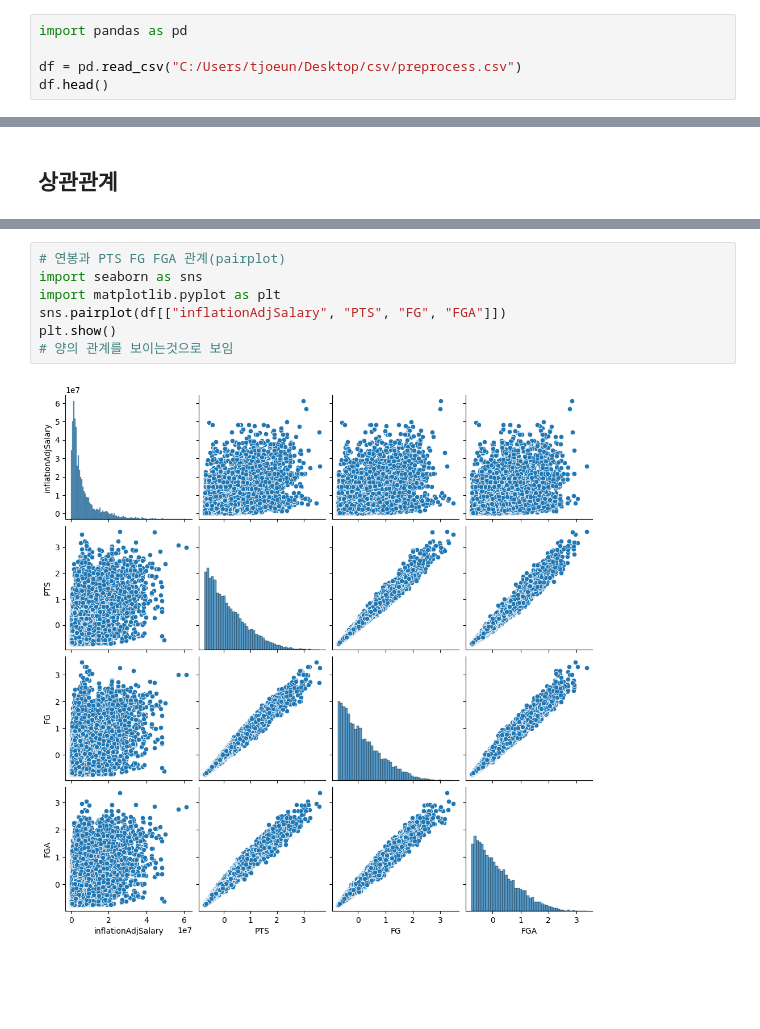
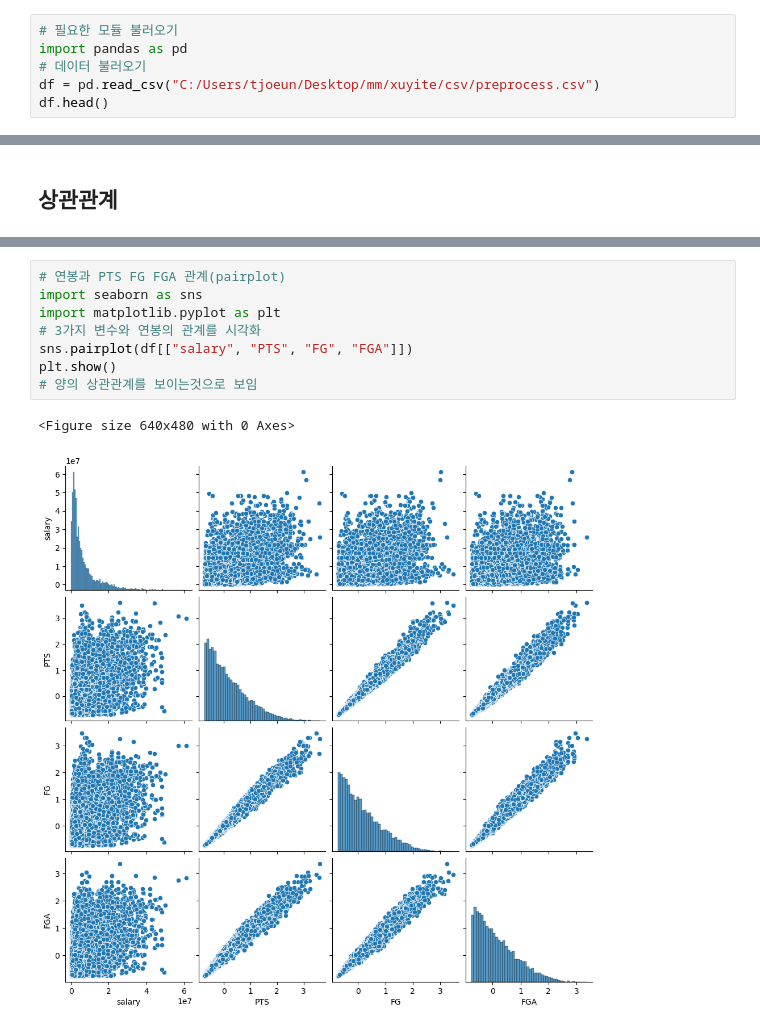
Before and after one commit to sangchun1/nba_salary, a Jupyter notebook: correlation_analysis.ipynb, the cells around one changed output, grey strips where cells are left out. Drawn from its saved outputs; the diff is of its cells as text; blank space fills up the shorter version.

```diff
--- a/correlation_analysis.ipynb
+++ b/correlation_analysis.ipynb
@@ -1,8 +1,9 @@
 # %% [markdown]
 # 데이터 불러오기
 # %%
+# 필요한 모듈 불러오기
 import pandas as pd
-
-df = pd.read_csv("C:/Users/tjoeun/Desktop/csv/preprocess.csv")
+# 데이터 불러오기
+df = pd.read_csv("C:/Users/tjoeun/Desktop/mm/xuyite/csv/preprocess.csv")
 df.head()
 # %% [output]
@@ -48,12 +50,14 @@ Name: inflationAdjSalary, dtype: float64
 # %%
 # 연봉과 PTS FG FGA 관계(pairplot)
 import seaborn as sns
 import matplotlib.pyplot as plt
-sns.pairplot(df[["inflationAdjSalary", "PTS", "FG", "FGA"]])
+# 3가지 변수와 연봉의 관계를 시각화
+sns.pairplot(df[["salary", "PTS", "FG", "FGA"]])
 plt.show()
-# 양의 관계를 보이는것으로 보임
+# 양의 상관관계를 보이는것으로 보임
 # %% [output]
+<Figure size 640x480 with 0 Axes>
-[figure, old version]
+[figure, new version]
 # %%
 # 상관계수의 검점
 # PTS ,FG, FGA 과 연봉의 상관관계
```
Also changed, not shown: parts of 5 cells of this notebook, 15 other files.
